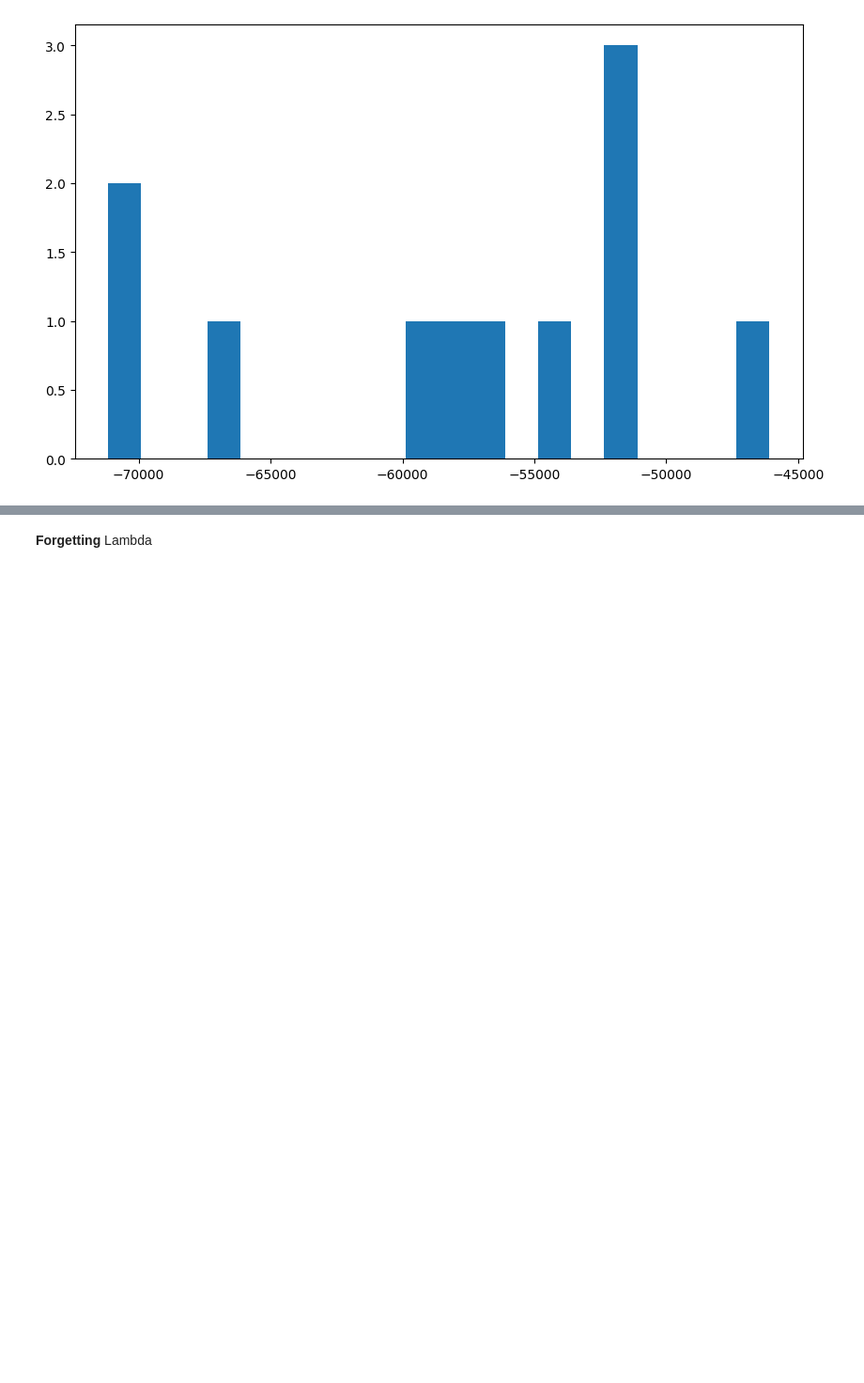
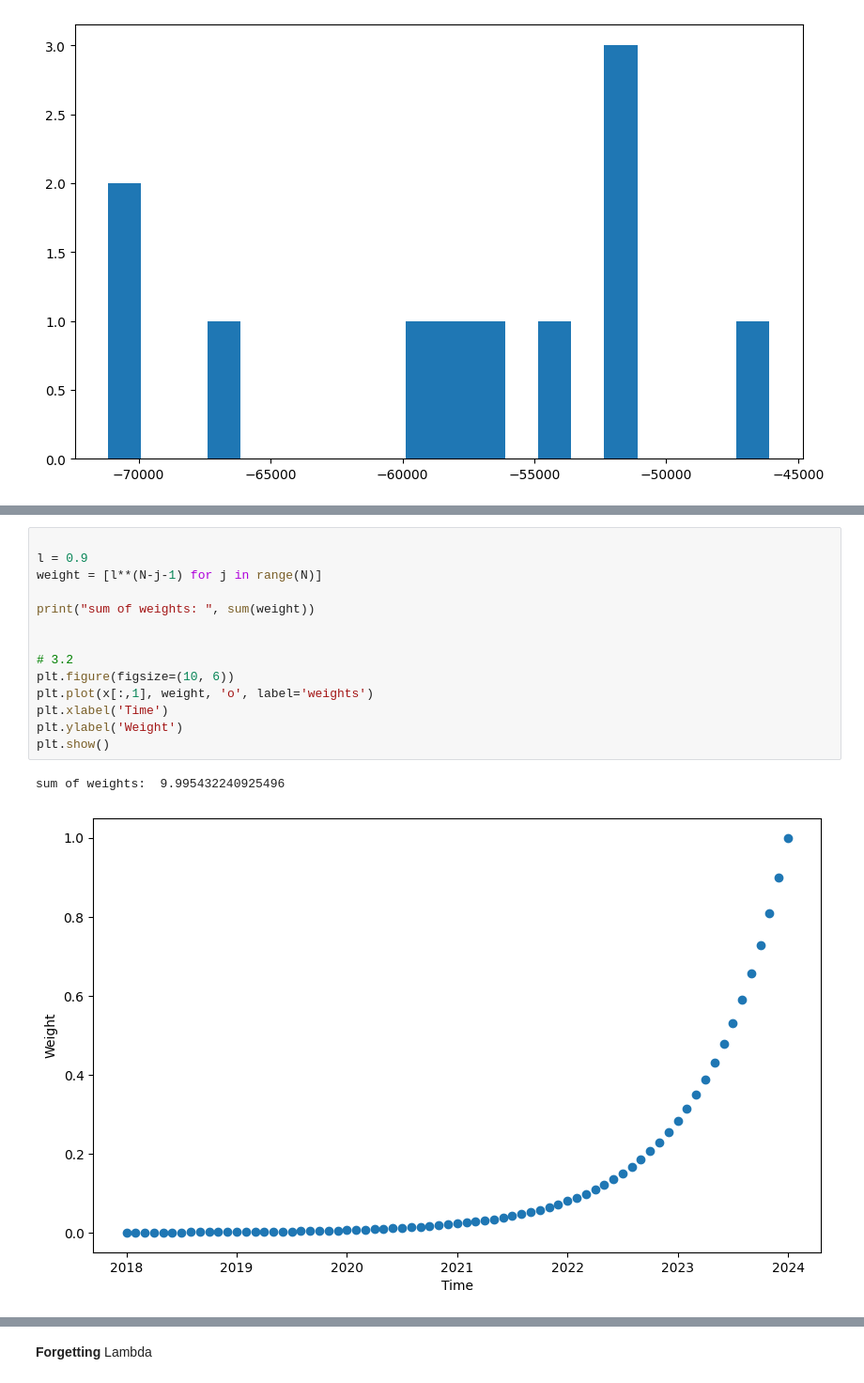
Before and after one commit to luca2618/Timeseries, a Jupyter notebook: assignment1.ipynb, the cells around one changed output, grey strips where cells are left out. Shown at 94% size. Drawn from its saved outputs; the diff is of its cells as text; blank space fills up the shorter version.

```diff
--- a/assignment1.ipynb
+++ b/assignment1.ipynb
@@ -182,0 +195,17 @@ plt.show()
+# %%
+
+l = 0.9
+weight = [l**(N-j-1) for j in range(N)]
+
+print("sum of weights: ", sum(weight))
+
+
+# 3.2
+plt.figure(figsize=(10, 6))
+plt.plot(x[:,1], weight, 'o', label='weights')
+plt.xlabel('Time')
+plt.ylabel('Weight')
+plt.show()
+# %% [output]
+sum of weights:  9.995432240925496
+[figure, added]
```
Also changed, not shown: parts of 6 cells of this notebook.
